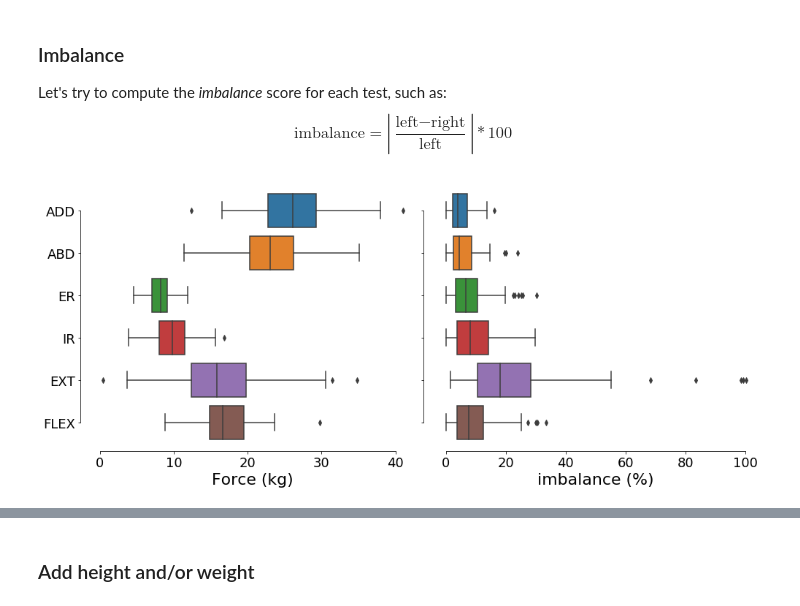
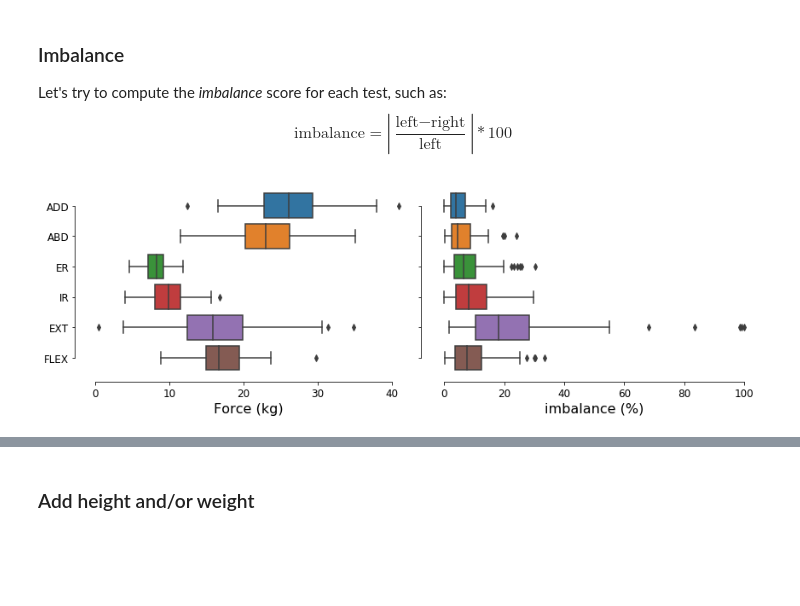
Before and after one commit to romainmartinez/synchro, a Jupyter notebook: synchro.ipynb, the cells around one changed output, grey strips where cells are left out. Saved outputs shown, nothing was run; the diff lists cells and outputs as text; code cells hidden in the pictures; blank space fills up the shorter version.

Commit message:
simulation and figure

```diff
--- a/synchro.ipynb
+++ b/synchro.ipynb
@@ -20,16 +20,6 @@ palette = 'deep'
 # to make this notebook's output stable across runs
 RANDOM_SEED = 42
 np.random.seed(RANDOM_SEED)
-# %%
-plt.rcParams.update({
-    'axes.titlesize': 22,
-    'axes.labelsize': 22,
-    'xtick.labelsize': 18,
-    'ytick.labelsize': 18,
-    'legend.fontsize': 18,
-    'pdf.fonttype': 42,
-    'ps.fonttype': 42
-})
 # %% [markdown]
 ## Get data
 # %%
@@ -157,21 +150,21 @@ for name, icol in X.iteritems():
         X_augmented[name[:-2]] = f_score(a, b)
         X_augmented[f'imb_{name[:-2]}'] = imbalance(a, b)
 # %%
-fig, ax = plt.subplots(ncols=2, sharey=True, figsize=(14, 6))
+fig, ax = plt.subplots(ncols=2, sharey=True, figsize=(12, 4))
 
 sns.boxplot(
     data=X_augmented[[i for i in X_augmented if i[0] == 'i']],
     orient='h',
     ax=ax[1])
 sns.boxplot(
     data=X_augmented[[i for i in X_augmented if i[0] != 'i']],
     orient='h',
     ax=ax[0])
 
 ax[0].set_xlabel('Force (kg)')
 
 ax[1].set_xlabel('imbalance (%)')
 
 show(save='share/fig/X.png')
 # %% [output]
-[figure, old version]
+[figure, new version]
```
Also changed, not shown: parts of 16 cells of this notebook, 4 other files.
